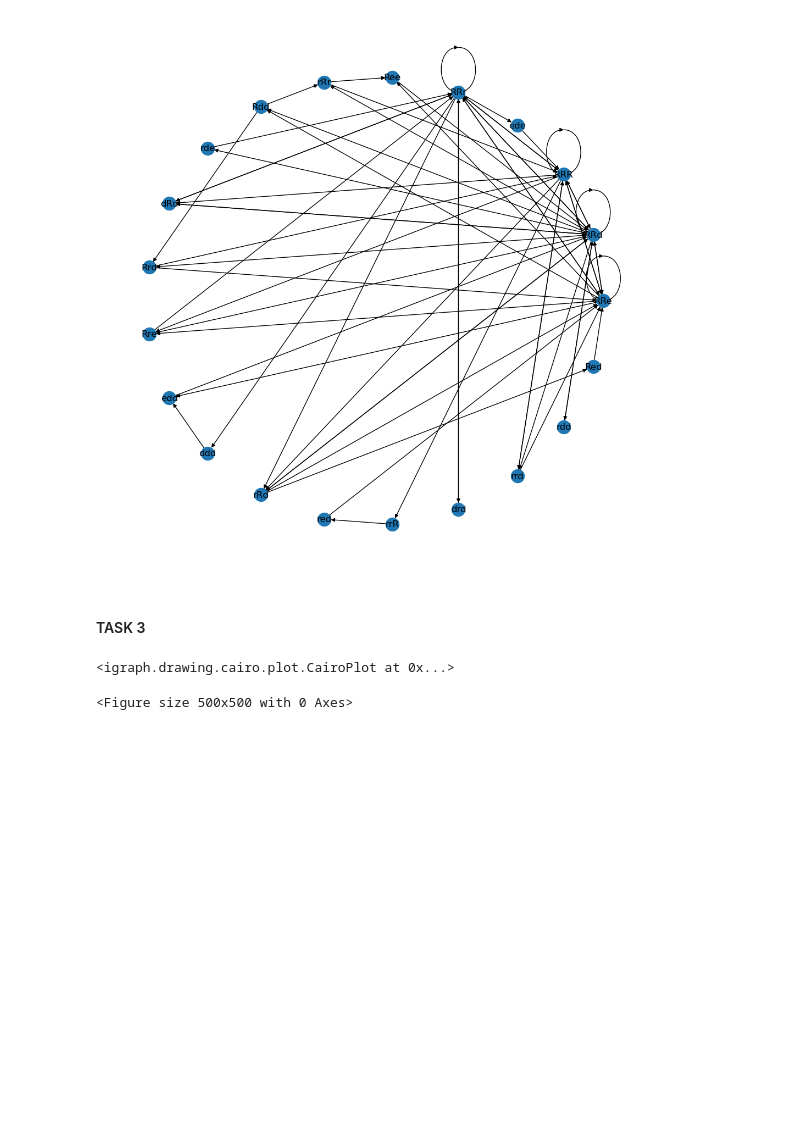
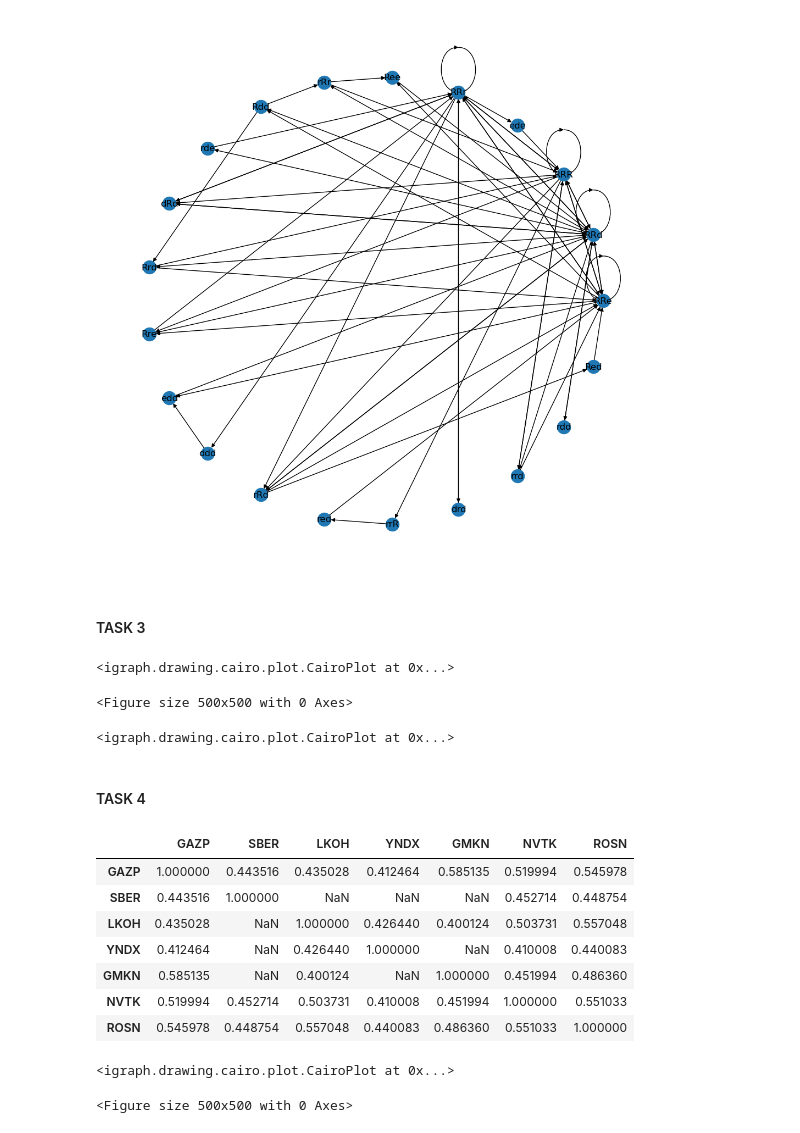
Before and after one commit to dmtrpolovnikov/network_analysis, a Jupyter notebook: practice_2.ipynb, the cells around one changed output. Cells and saved outputs as stored; diff of their text form; code cells hidden in the pictures; blank space fills up the shorter version.

Commit message:
task 4 implented

```diff
--- a/practice_2.ipynb
+++ b/practice_2.ipynb
@@ -236,3 +236,15 @@ ig.plot(g,
 # %% [output]
 <igraph.drawing.cairo.plot.CairoPlot at 0x...>
 <Figure size 500x500 with 0 Axes>
+# %%
+ig.plot(g.spanning_tree(),
+        vertex_size=40,
+        vertex_label=g.vs['names'],
+        edge_label=g.es['weight'],
+        bbox=(500, 500),
+        layout='circular',
+        )
+# %% [output]
+<igraph.drawing.cairo.plot.CairoPlot at 0x...>
+# %% [markdown]
+#### TASK 4
@@ -238,0 +258,11 @@ ig.plot(g,
+# %%
+corr_matrix[corr_matrix > 0.4]
+# %% [output]
+|  | GAZP | SBER | LKOH | YNDX | GMKN | NVTK | ROSN |
+| GAZP | 1.000000 | 0.443516 | 0.435028 | 0.412464 | 0.585135 | 0.519994 | 0.545978 |
+| SBER | 0.443516 | 1.000000 | NaN | NaN | NaN | 0.452714 | 0.448754 |
+| LKOH | 0.435028 | NaN | 1.000000 | 0.426440 | 0.400124 | 0.503731 | 0.557048 |
+| YNDX | 0.412464 | NaN | 0.426440 | 1.000000 | NaN | 0.410008 | 0.440083 |
+| GMKN | 0.585135 | NaN | 0.400124 | NaN | 1.000000 | 0.451994 | 0.486360 |
+| NVTK | 0.519994 | 0.452714 | 0.503731 | 0.410008 | 0.451994 | 1.000000 | 0.551033 |
+| ROSN | 0.545978 | 0.448754 | 0.557048 | 0.440083 | 0.486360 | 0.551033 | 1.000000 |
@@ -238,0 +279,13 @@ ig.plot(g,
+# %%
+# plot the graph
+plt.figure(figsize=(5, 5))
+ig.plot(g,
+        vertex_size=40,
+        vertex_label=g.vs['names'],
+        edge_label=g.es['weight'],
+        bbox=(500, 500),
+        layout='circular',
+        )
+# %% [output]
+<igraph.drawing.cairo.plot.CairoPlot at 0x...>
+<Figure size 500x500 with 0 Axes>
```
Also changed, not shown: parts of 6 cells of this notebook.
